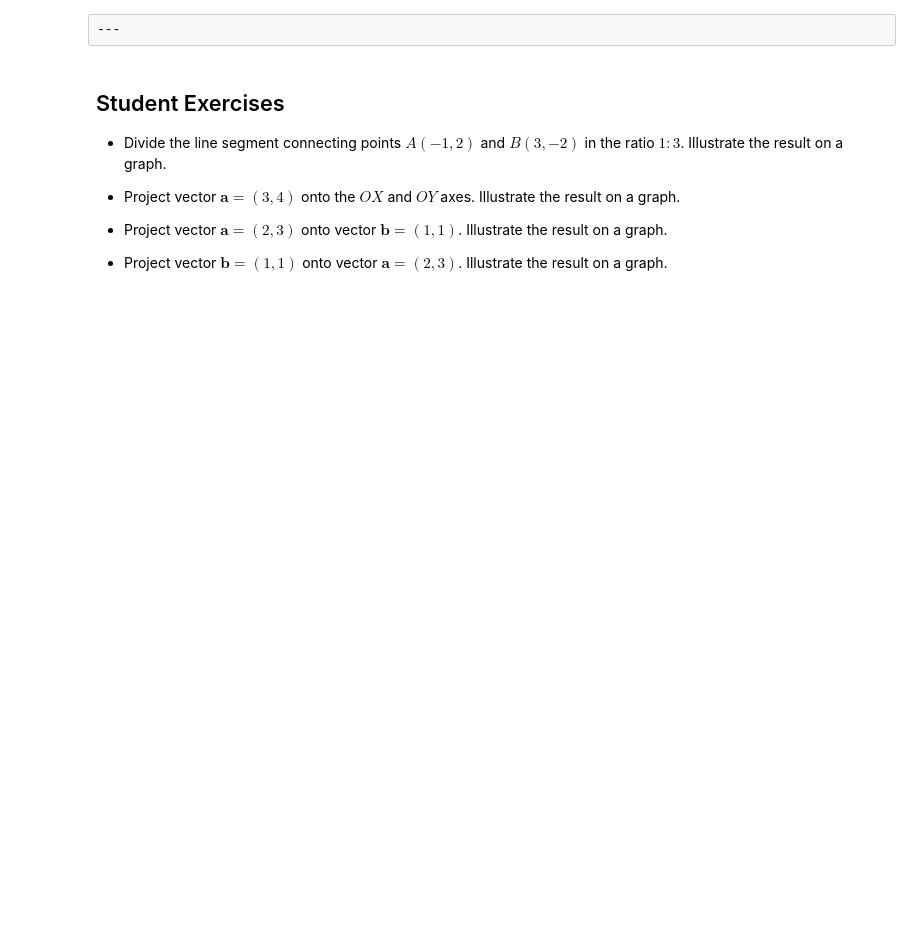
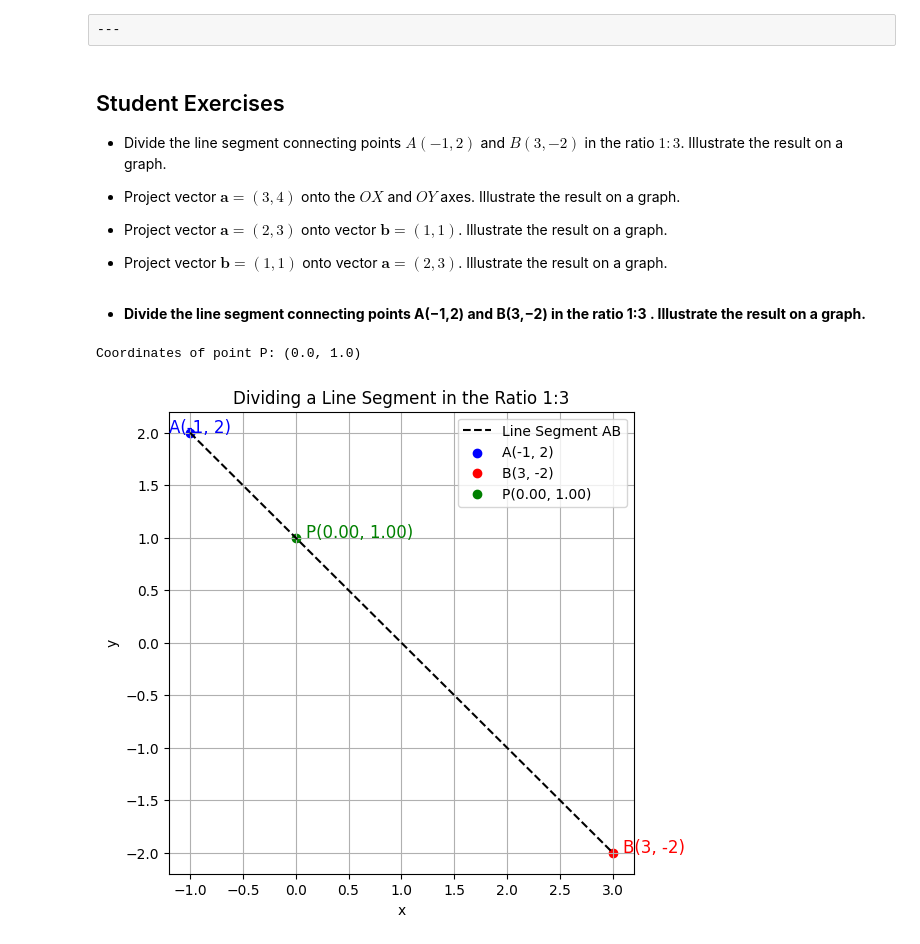
Before and after one commit to smtgl05/Math-2024-25-Winter, a Jupyter notebook: Notebooks_EN/01_Linear_Algebra/03_Vectors/LA_Vectors_projections.ipynb, the cells around one changed output. Cells and saved outputs as stored; diff of their text form; code cells hidden in the pictures; blank space fills up the shorter version.

```diff
--- a/Notebooks_EN/01_Linear_Algebra/03_Vectors/LA_Vectors_projections.ipynb
+++ b/Notebooks_EN/01_Linear_Algebra/03_Vectors/LA_Vectors_projections.ipynb
@@ -189,3 +107,48 @@ plt.show()
 - Project vector $\mathbf{a} = (2,3)$ onto vector $\mathbf{b} = (1, 1)$. Illustrate the result on a graph.
 
 - Project vector $\mathbf{b} = (1, 1)$ onto vector $\mathbf{a} = (2, 3)$. Illustrate the result on a graph.
+# %% [markdown]
+- **Divide the line segment connecting points  A(−1,2)  and  B(3,−2)  in the ratio  1:3 . Illustrate the result on a graph.**
+# %%
+A = (-1, 2)
+B = (3, -2)
+m = 1
+n = 3
+
+# Calculate coordinates of point P
+P_x = (n * A[0] + m * B[0]) / (m + n)
+P_y = (n * A[1] + m * B[1]) / (m + n)
+P = (P_x, P_y)
+
+print(f"Coordinates of point P: {P}")
+
+import matplotlib.pyplot as plt
+
+# Plotting the graph
+plt.figure(figsize=(6, 6))
+
+# Plotting line segment AB
+plt.plot([A[0], B[0]], [A[1], B[1]], 'k--', label='Line Segment AB')
+
+# Marking points A, B, and P
+plt.scatter(*A, color='blue', label='A(-1, 2)')
+plt.scatter(*B, color='red', label='B(3, -2)')
+plt.scatter(*P, color='green', label=f'P({P[0]:.2f}, {P[1]:.2f})')
+
+# Point labels
+plt.text(A[0]-0.2, A[1], 'A(-1, 2)', fontsize=12, color='blue')
+plt.text(B[0]+0.1, B[1], 'B(3, -2)', fontsize=12, color='red')
+plt.text(P[0]+0.1, P[1], f'P({P[0]:.2f}, {P[1]:.2f})', fontsize=12, color='green')
+
+# Adding grid and axis labels
+plt.grid(True)
+plt.xlabel('x')
+plt.ylabel('y')
+plt.title('Dividing a Line Segment in the Ratio 1:3')
+plt.legend()
+
+# Displaying the graph
+plt.show()
+# %% [output]
+Coordinates of point P: (0.0, 1.0)
+[figure, added]
```
Also changed, not shown: parts of 8 cells of this notebook.
